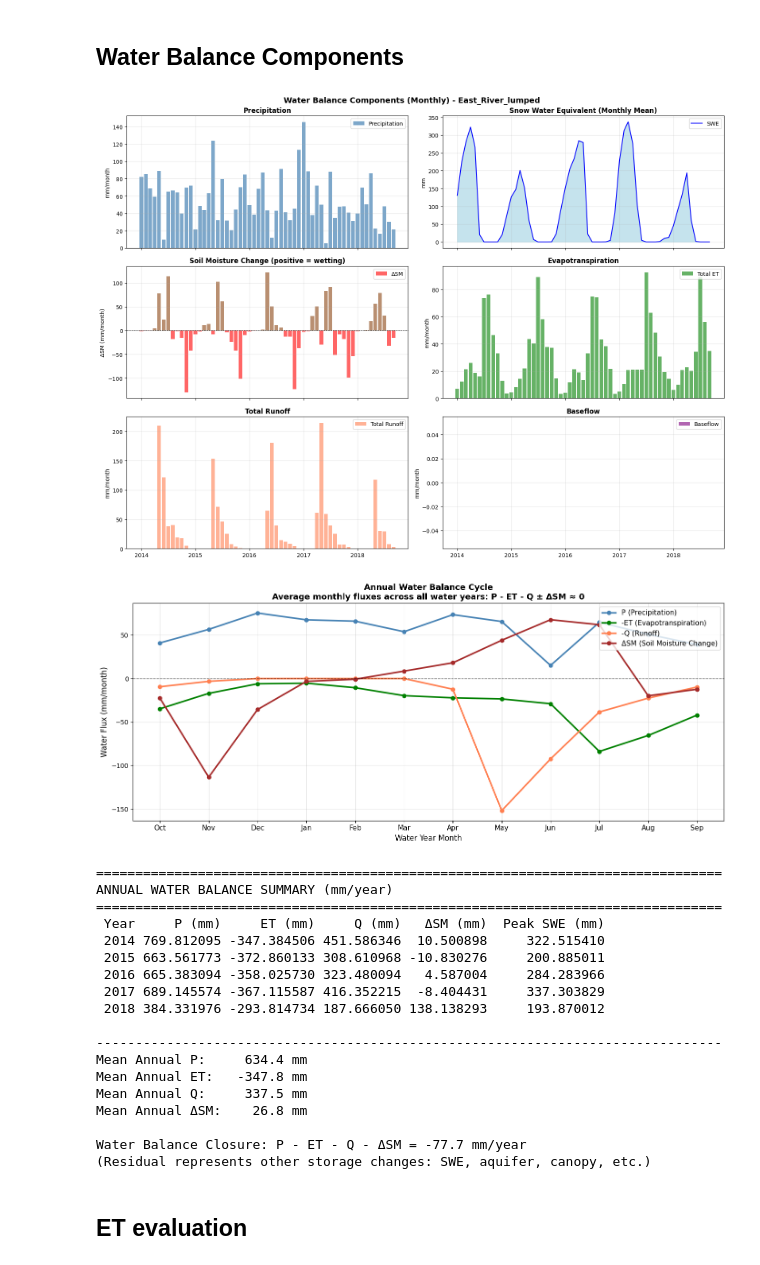
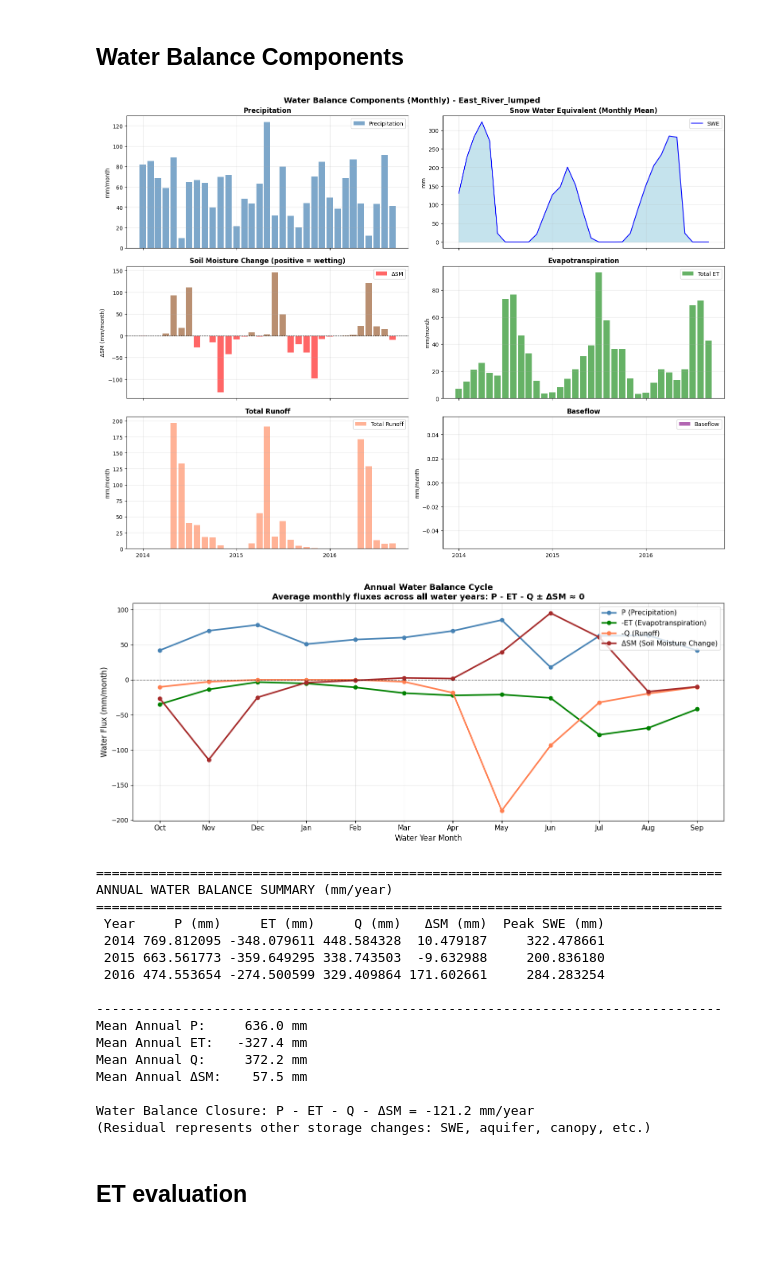
Before and after one commit to dlhogan97/CONFLUENCE-uwmtnhydro, a Jupyter notebook: ess-project/modeling/02_lumped/EastBasinLumped.ipynb, the cells around one changed output. Cells and saved outputs as stored; diff of their text form; code cells hidden in the pictures.

Commit message:
pushing updates with specific changed to investigate issues with lumped model representation
Co-authored-by: Copilot <copilot@github.com>

```diff
--- a/ess-project/modeling/02_lumped/EastBasinLumped.ipynb
+++ b/ess-project/modeling/02_lumped/EastBasinLumped.ipynb
@@ -47,7 +47,7 @@ plt.style.use('default')
 %matplotlib inline
 # %%
 today = datetime.today().strftime('%Y%m%d')
-relevant_detail = 'spongy_parkingLot'  # Update this based on the specific model configuration (e.g., 'lumped', 'semi_distributed')
+relevant_detail = 'model_testing'  # Update this based on the specific model configuration (e.g., 'lumped', 'semi_distributed')
 name = f'{today}_{relevant_detail}'
 # =============================================================================
 # CONFIGURATION FOR SEMI-DISTRIBUTED EAST RIVER MODELING
@@ -75,12 +75,13 @@ config_updates = {
     'SPATIAL_MODE': 'Lumped',               # Changed from 'Lumped'
     'HYDROLOGICAL_MODEL': 'SUMMA',
     'ROUTING_MODEL': 'mizuRoute',
-    'EXPERIMENT_TIME_START': '1999-10-01 00:00',
-    'EXPERIMENT_TIME_END':  '2018-09-30 23:00',
+    'EXPERIMENT_TIME_START': '2007-10-01 00:00',
+    'EXPERIMENT_TIME_END':  '2016-09-30 23:00',
     'CALIBRATION_PERIOD': '2009-10-01, 2012-09-30',
     'EVALUATION_PERIOD': '2012-10-01, 2015-09-30',
     'SPINUP_PERIOD': '2007-10-01, 2009-09-30',
     'MPI_PROCESSES': 4,                       # Adjust based on available resources
+    'SETTINGS_SUMMA_COLDSTATE': 'coldState_updated.nc',  # Updated cold state file with new layer structure
     'TAUDEM_DIR': '/home/dlhogan/tools/src/TauDEM/bin',
     'DELINEATION_METHOD': 'TauDEM',  # Changed from 'TauDEM'
     'CATCHMENT_SHP_HRUID': 'HRU_ID',          # Updated HRU ID field
@@ -829,6 +972,7 @@ array([], dtype=float64)
 # %%
 summa_dir = project_dir / "simulations" / config_dict['EXPERIMENT_ID'] / "SUMMA"
 sim_ds = xr.open_dataset(list(summa_dir.glob("*_timestep.nc"))[0])
+sim_zf_ds = xr.open_dataset(list(summa_dir.glob("*.nc"))[1])
 save = False
 
 # Get basin area
@@ -846,7 +990,7 @@ obs_df = pd.read_csv(obs_path, parse_dates=['datetime'])
 obs_df.set_index('datetime', inplace=True)
 
 # Align to common period (skip first year for spin-up)
-start = '2014-10-01'
+start = '2011-10-01'
 end = '2022-09-30'
 sim_daily = discharge.resample(time='D').mean().sel(time=slice(start, end))
 obs_daily = obs_df['discharge_cms'].resample('D').mean().loc[start:end]
@@ -870,14 +1014,14 @@ ax1.set_title('Monthly Mean Discharge\nPeak: Obs=May, Sim=April (1 month early)'
 ax1.legend()
 ax1.grid(True, alpha=0.3)
 
-# 2. Water year 2017 (big snow year) hydrograph
+# 2. Water year 2015 (big snow year) hydrograph
 ax2 = fig.add_subplot(2, 2, 2)
-wy2017_sim = sim_daily.sel(time=slice('2016-10-01', '2017-09-30'))
-wy2017_obs = obs_daily.loc['2016-10-01':'2017-09-30']
-ax2.plot(wy2017_obs.index, wy2017_obs.values, 'b-', label='Observed', lw=1.5)
-ax2.plot(pd.to_datetime(wy2017_sim.time.values), wy2017_sim.values, 'r-', label='Simulated', lw=1.5, alpha=0.8)
+wy2015_sim = sim_daily.sel(time=slice('2014-10-01', '2015-09-30'))
+wy2015_obs = obs_daily.loc['2014-10-01':'2015-09-30']
+ax2.plot(wy2015_obs.index, wy2015_obs.values, 'b-', label='Observed', lw=1.5)
+ax2.plot(pd.to_datetime(wy2015_sim.time.values), wy2015_sim.values, 'r-', label='Simulated', lw=1.5, alpha=0.8)
 ax2.set_ylabel('Discharge (m³/s)')
-ax2.set_title('WY2017 Hydrograph (Big Snow Year)\nNote: Sim peaks ~1 month early')
+ax2.set_title('WY2015 Hydrograph (Big Snow Year)\nNote: Sim peaks ~1 month early')
 ax2.legend()
 ax2.grid(True, alpha=0.3)
 
@@ -904,7 +1048,7 @@ ax3.legend()
 # 4. Timing metrics by year
 ax4 = fig.add_subplot(2, 2, 4)
 timing_data = []
-for year in range(2011, 2019):
+for year in range(2011, 2016):
     wy_start = f'{year-1}-10-01'
     wy_end = f'{year}-09-30'
 
@@ -968,5 +1112,6 @@ NSE (post spin-up): -1.716
 # %%
 # Load observed streamflow data
+project_dir = Path(config_dict['CONFLUENCE_DATA_DIR']) / f"domain_{config_dict['DOMAIN_NAME']}"
 obs_path = project_dir / "observations" / "streamflow" / "preprocessed" / f"{config_dict['DOMAIN_NAME']}_streamflow_processed.csv"
 obs_df = pd.read_csv(obs_path, parse_dates=['datetime'])
 obs_df.set_index('datetime', inplace=True)
@@ -1183,7 +1328,7 @@ import matplotlib.dates as mdates
 # Load SUMMA output for water balance analysis
 summa_file = list(summa_dir.glob("*.nc"))
 if summa_file:
-    ds_wb = xr.open_dataset(summa_file[0])
+    ds_wb = xr.open_dataset(summa_file[1])
     ds_wb = ds_wb.sel(time=slice('2014-01-01', '2022-09-30'))  # Focus on common period
 
     # Extract time and convert to pandas datetime
@@ -1384,52 +1529,50 @@ if summa_file:
         year_mask = monthly_precip.index.year == year
         annual = {
             'Year': year,
             'P (mm)': monthly_precip[year_mask].sum() if monthly_precip is not None else np.nan,
             'ET (mm)': monthly_et[year_mask].sum() if monthly_et is not None else np.nan,
             'Q (mm)': monthly_runoff[year_mask].sum() if monthly_runoff is not None else np.nan,
             'ΔSM (mm)': monthly_delta_sm[year_mask].sum() if monthly_delta_sm is not None else np.nan,
             'Peak SWE (mm)': monthly_swe[year_mask].max() if monthly_swe is not None else np.nan,
         }
         annual_summary.append(annual)
 
     annual_df = pd.DataFrame(annual_summary)
     print(annual_df.to_string(index=False))
 
     # Water balance closure
     print("\n" + "-" * 80)
     print(f"Mean Annual P:   {annual_df['P (mm)'].mean():7.1f} mm")
     print(f"Mean Annual ET:  {annual_df['ET (mm)'].mean():7.1f} mm")
     print(f"Mean Annual Q:   {annual_df['Q (mm)'].mean():7.1f} mm")
     print(f"Mean Annual ΔSM: {annual_df['ΔSM (mm)'].mean():7.1f} mm")
 
     # Closure check
     imbalance = annual_df['P (mm)'].mean() + annual_df['ET (mm)'].mean() - annual_df['Q (mm)'].mean() - annual_df['ΔSM (mm)'].mean()
     print(f"\nWater Balance Closure: P - ET - Q - ΔSM = {imbalance:.1f} mm/year")
     print("(Residual represents other storage changes: SWE, aquifer, canopy, etc.)")
 
     ds_wb.close()
 else:
     print("No SUMMA output file found!")
 # %% [output]
-[figure, old version]
+[figure, new version]
-[figure, old version]
+[figure, new version]
 ================================================================================
 ANNUAL WATER BALANCE SUMMARY (mm/year)
 ================================================================================
  Year     P (mm)     ET (mm)     Q (mm)   ΔSM (mm)  Peak SWE (mm)
- 2014 769.812095 -347.384506 451.586346  10.500898     322.515410
- 2015 663.561773 -372.860133 308.610968 -10.830276     200.885011
- 2016 665.383094 -358.025730 323.480094   4.587004     284.283966
- 2017 689.145574 -367.115587 416.352215  -8.404431     337.303829
- 2018 384.331976 -293.814734 187.666050 138.138293     193.870012
+ 2014 769.812095 -348.079611 448.584328  10.479187     322.478661
+ 2015 663.561773 -359.649295 338.743503  -9.632988     200.836180
+ 2016 474.553654 -274.500599 329.409864 171.602661     284.283254
 
 --------------------------------------------------------------------------------
-Mean Annual P:     634.4 mm
-Mean Annual ET:   -347.8 mm
-Mean Annual Q:     337.5 mm
-Mean Annual ΔSM:    26.8 mm
+Mean Annual P:     636.0 mm
+Mean Annual ET:   -327.4 mm
+Mean Annual Q:     372.2 mm
+Mean Annual ΔSM:    57.5 mm
 
-Water Balance Closure: P - ET - Q - ΔSM = -77.7 mm/year
+Water Balance Closure: P - ET - Q - ΔSM = -121.2 mm/year
 (Residual represents other storage changes: SWE, aquifer, canopy, etc.)
 # %% [markdown]
 ## ET evaluation
```
Also changed, not shown: parts of 29 cells of this notebook, 16 other files.
